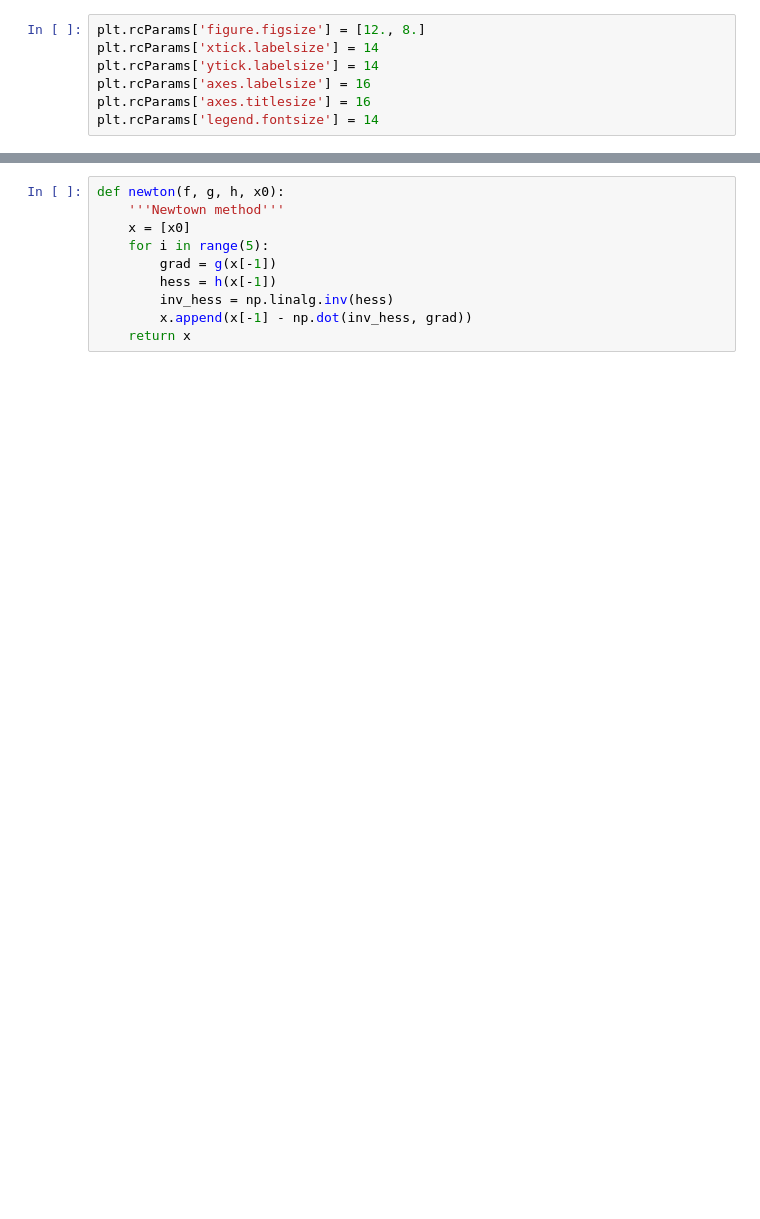
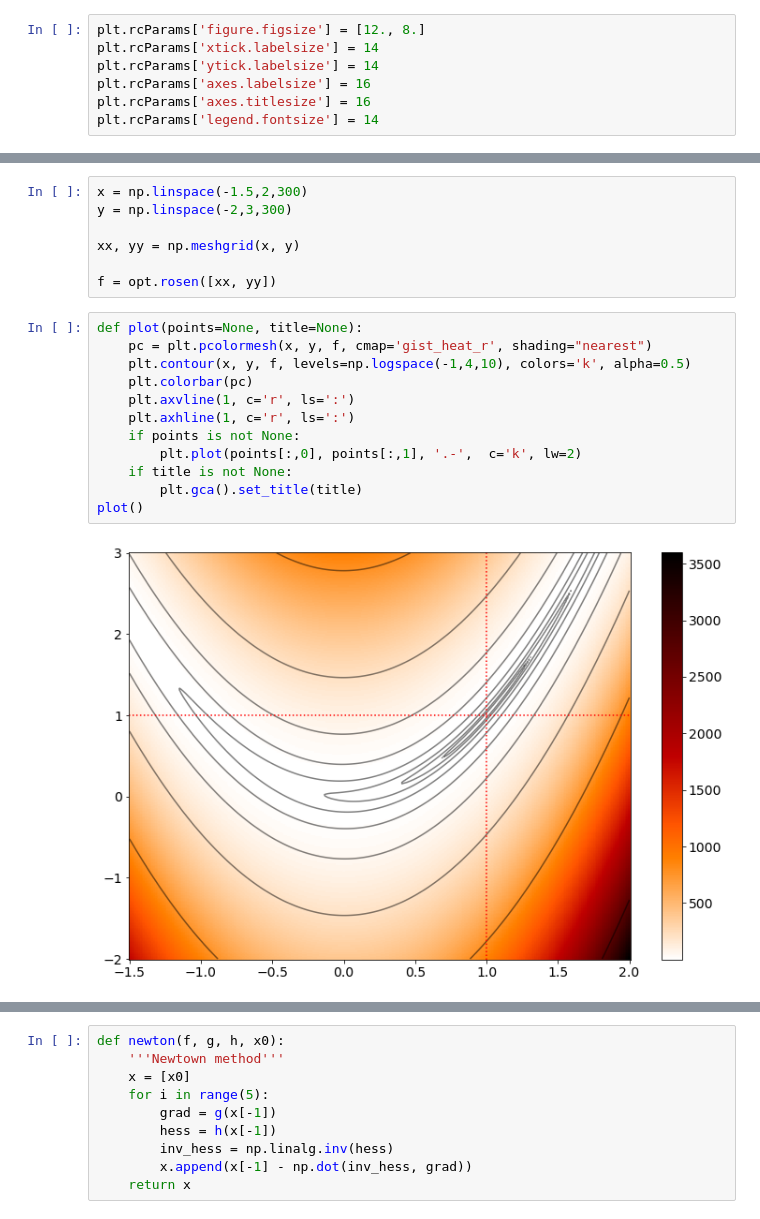
Before and after one commit to philippeller/Teaching, a Jupyter notebook: optimization.ipynb, the cells around one changed output, grey strips where cells are left out. Saved outputs shown, nothing was run; the diff lists cells and outputs as text; blank space fills up the shorter version.

```diff
--- a/optimization.ipynb
+++ b/optimization.ipynb
@@ -23,0 +20,21 @@ def rosen(x, y):
+# %%
+x = np.linspace(-1.5,2,300)
+y = np.linspace(-2,3,300)
+
+xx, yy = np.meshgrid(x, y)
+
+f = opt.rosen([xx, yy])
+# %%
+def plot(points=None, title=None):
+    pc = plt.pcolormesh(x, y, f, cmap='gist_heat_r', shading="nearest")
+    plt.contour(x, y, f, levels=np.logspace(-1,4,10), colors='k', alpha=0.5)
+    plt.colorbar(pc)
+    plt.axvline(1, c='r', ls=':')
+    plt.axhline(1, c='r', ls=':')
+    if points is not None:
+        plt.plot(points[:,0], points[:,1], '.-',  c='k', lw=2)
+    if title is not None:
+        plt.gca().set_title(title)
+plot()
+# %% [output]
+[figure, added]
```
Also changed, not shown: parts of 20 cells of this notebook, 14 other files.
